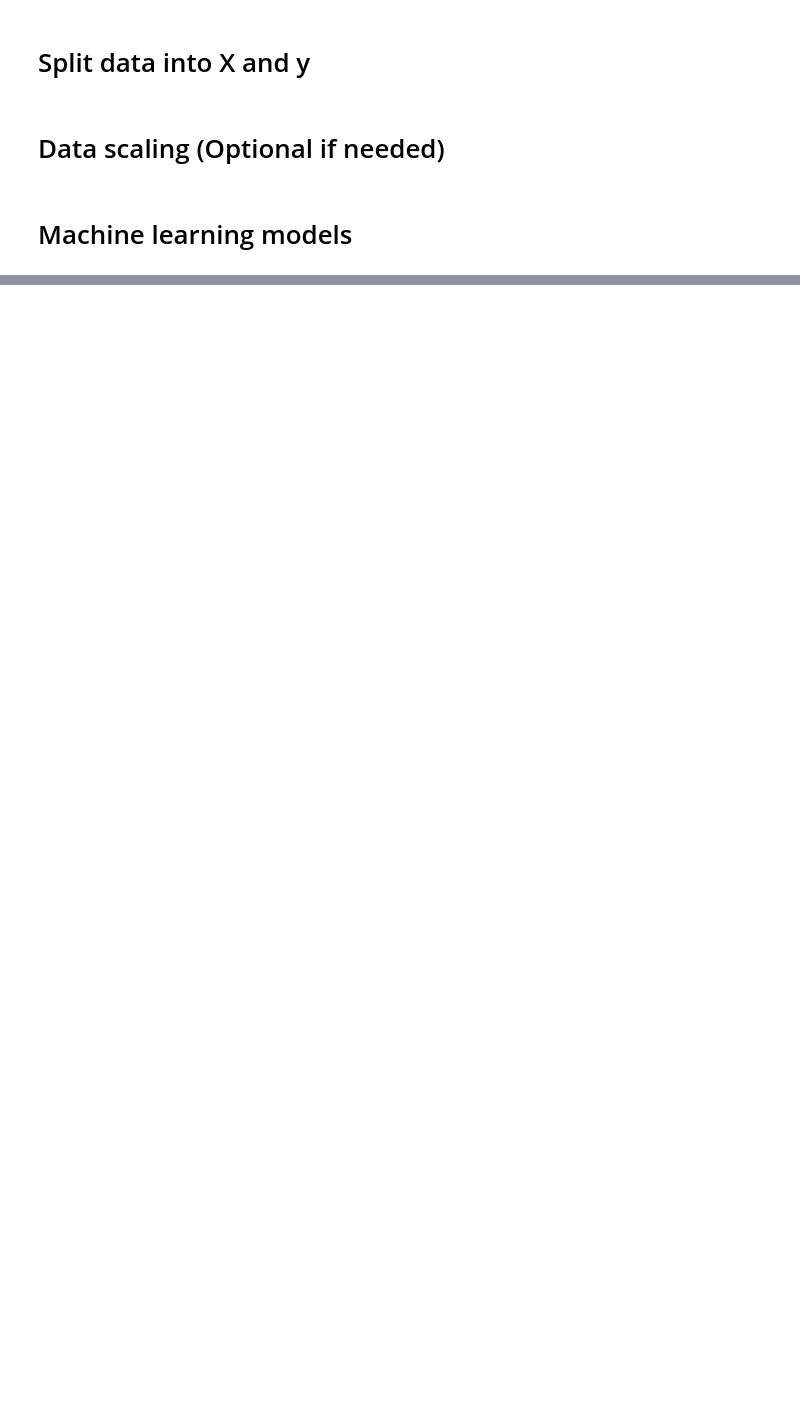
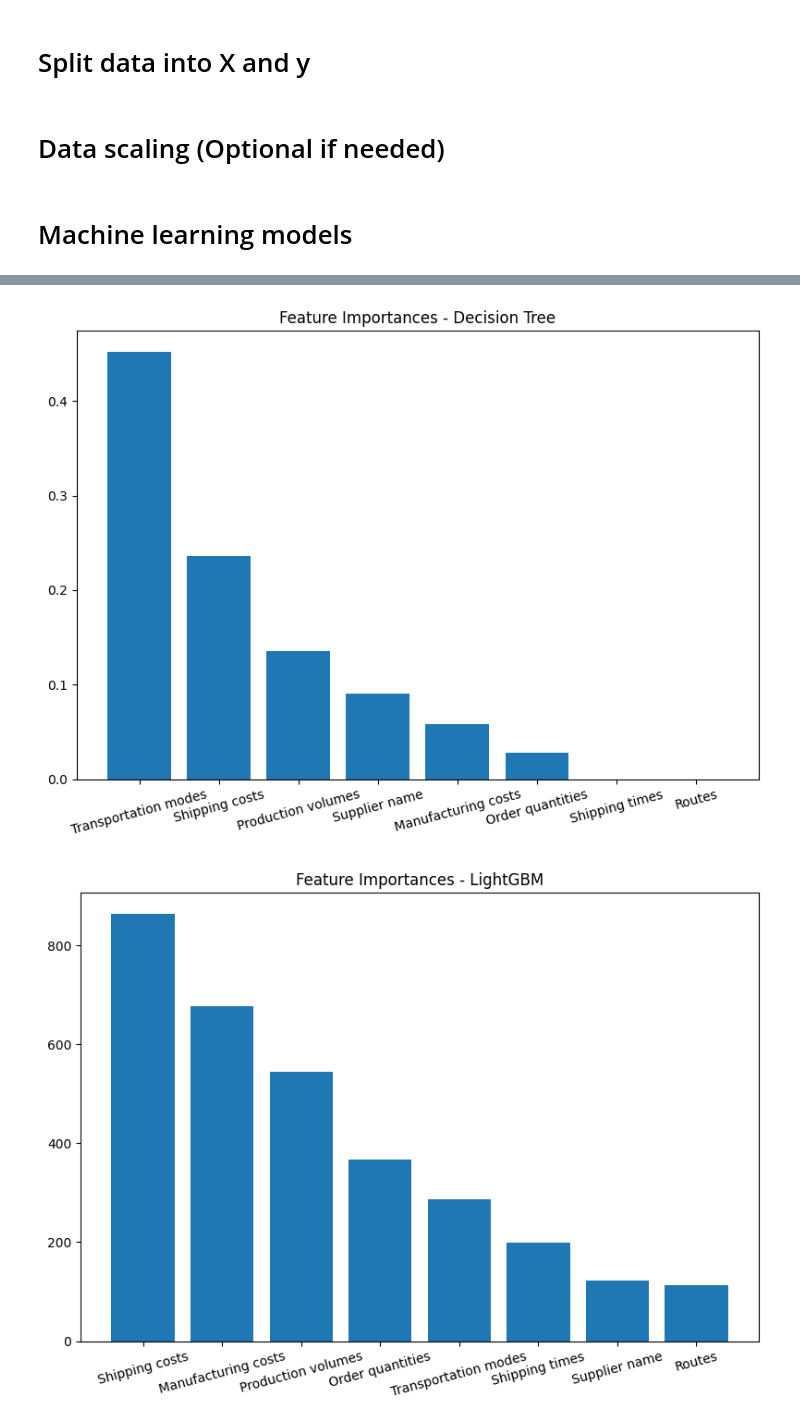
Before and after one commit to Mipjeiger/logistic-business-AI-Engineer-end-to-end-solution, a Jupyter notebook: notebooks/01_eda.ipynb, the cells around one changed output, grey strips where cells are left out. Saved outputs shown, nothing was run; the diff lists cells and outputs as text; code cells hidden in the pictures; blank space fills up the shorter version.

```diff
--- a/notebooks/01_eda.ipynb
+++ b/notebooks/01_eda.ipynb
@@ -273,0 +410,16 @@ ValueError: could not convert string to float: 'Road'
+# %%
+# Feature importance for all models that support it
+for model_name, model in best_models.items():
+    if hasattr(model, 'feature_importances_'):
+        importances = model.feature_importances_
+        indices = np.argsort(importances)[::-1]
+
+        plt.figure(figsize=(8, 6))
+        plt.title(f'Feature Importances - {model_name}')
+        plt.bar(range(X.shape[1]), importances[indices], align='center')
+        plt.xticks(range(X.shape[1]), X.columns[indices], rotation=15)
+        plt.tight_layout()
+        plt.show()
+# %% [output]
+[figure, added]
+[figure, added]
```
Also changed, not shown: parts of 11 cells of this notebook, 32 other files.
